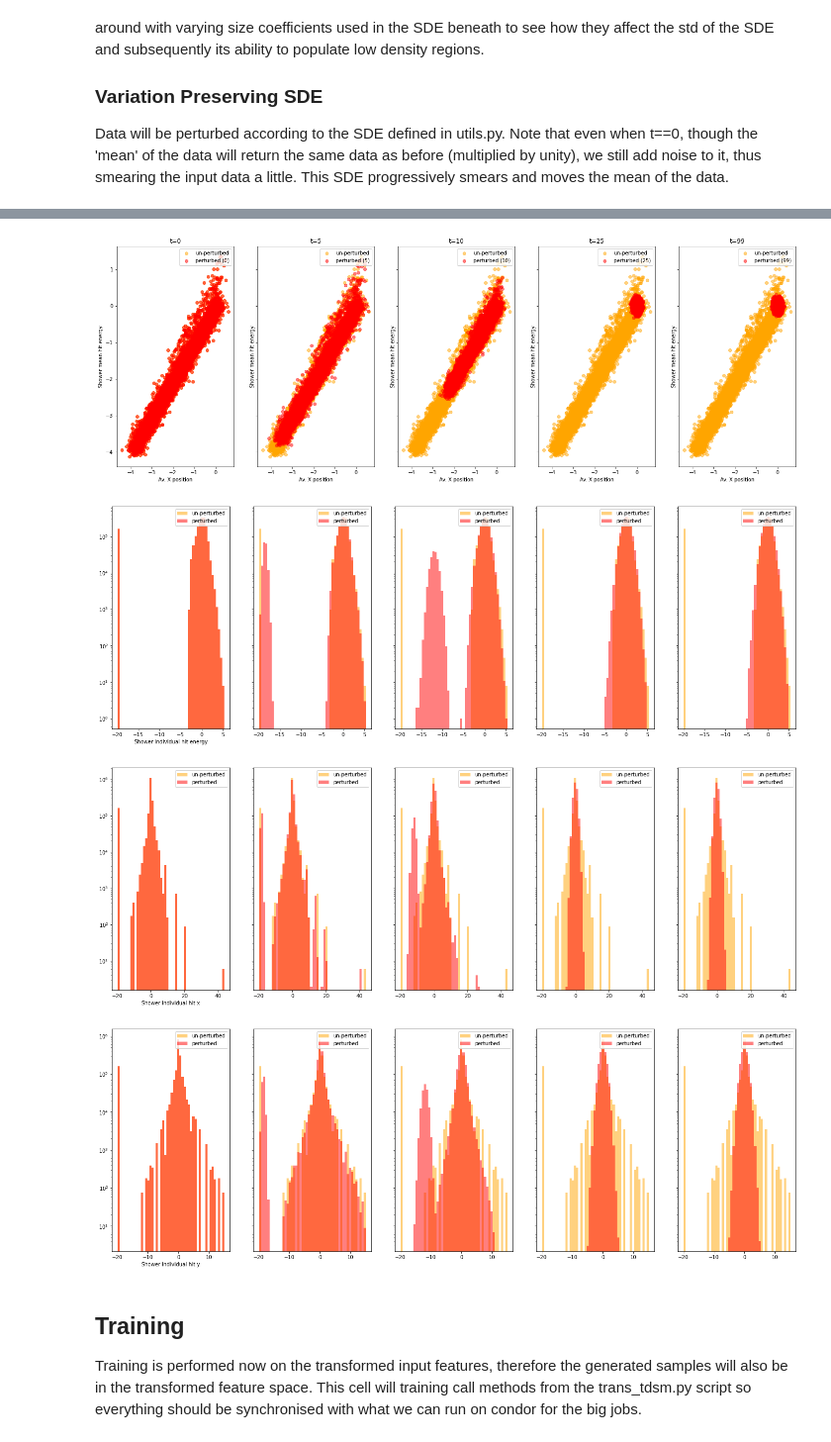
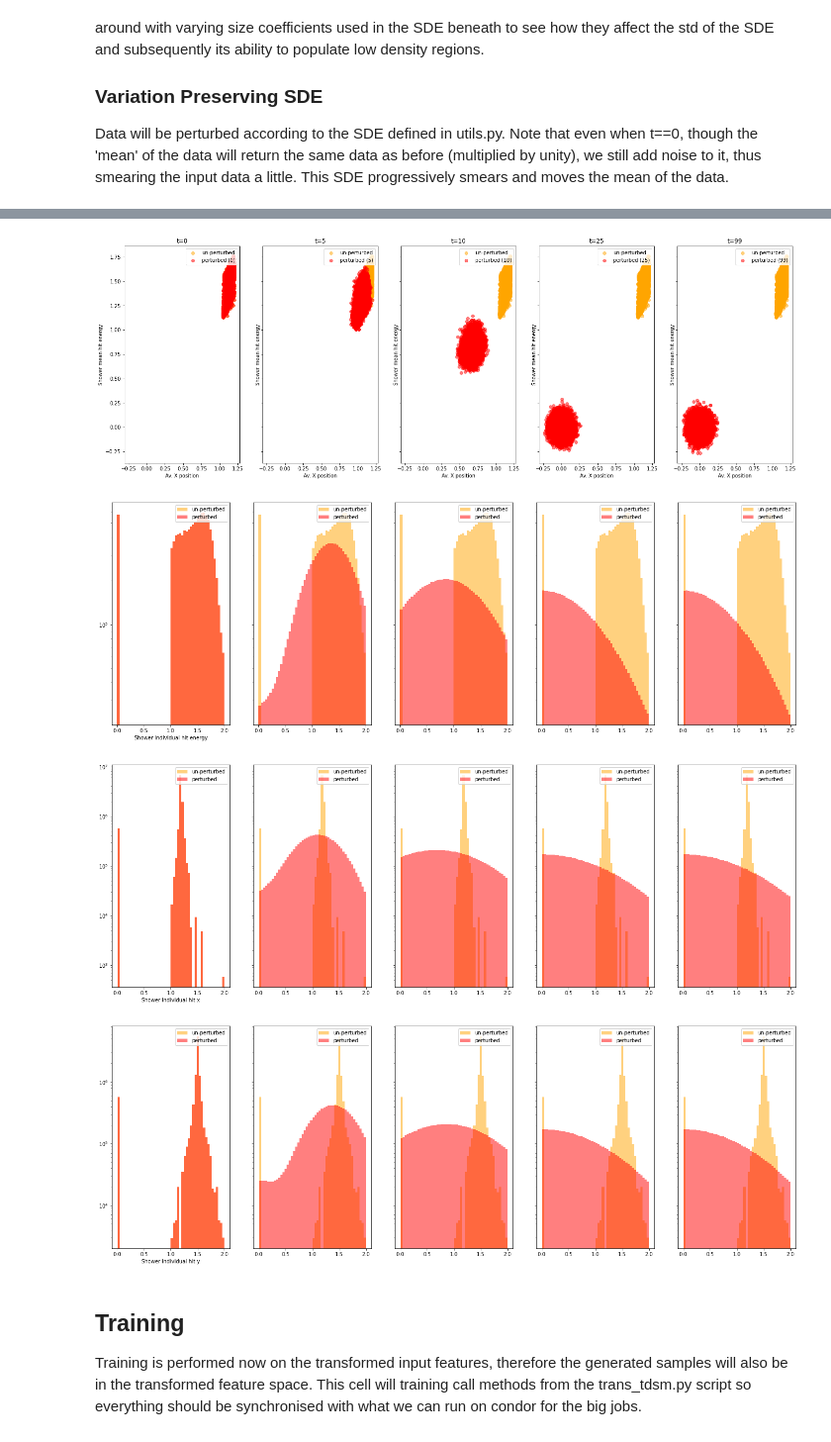
Before and after one commit to vincentchen566/tdsm_encoder, a Jupyter notebook: tdsm_encoder.ipynb, the cells around one changed output, grey strips where cells are left out. Shown at 99% size. Saved outputs shown, nothing was run; the diff lists cells and outputs as text; code cells hidden in the pictures.

```diff
--- a/tdsm_encoder.ipynb
+++ b/tdsm_encoder.ipynb
@@ -30,7 +30,8 @@ device = 'cuda' if torch.cuda.is_available() else 'cpu'
 padding_value = 0.0
 
 dataset = "dataset_1_photons_padded_nentry"
-dataset_store_path = "/eos/user/j/jthomasw/tdsm_encoder/datasets/minmax_transformer/" # This works!
+#dataset_store_path = "/eos/user/j/jthomasw/tdsm_encoder/datasets/minmax_transformer/"
+dataset_store_path = "/eos/user/j/jthomasw/tdsm_encoder/datasets/test_3/"
 #dataset_store_path = "/eos/user/j/jthomasw/tdsm_encoder/datasets/power_transformer/"
 transform = None
 transform_y = None
@@ -42,7 +43,7 @@ workingdir = "./"
 train_ratio = 0.8
 batch_size = 64
 lr = 0.0001
-n_epochs = 50
+n_epochs = 100
 ### SDE PARAMETERS ###
 SDE = 'VP'
 if SDE == 'VP':
@@ -79,7 +80,7 @@ print('Working directory: ', workingdir)
 files_list_ = []
 for filename in os.listdir(dataset_store_path):
     #if fnmatch.fnmatch(filename, dataset + '12*.pt') or fnmatch.fnmatch(filename, dataset + '21*.pt') or fnmatch.fnmatch(filename, dataset + '30*.pt'):
-    if fnmatch.fnmatch(filename, dataset + '12*.pt'):
+    if fnmatch.fnmatch(filename, dataset + '2*.pt'):
         files_list_.append(os.path.join(dataset_store_path, filename))
 print(files_list_)
 
@@ -444,6 +461,7 @@ for filename in files_list_:
     shower_loader_train = DataLoader(train_dataset, batch_size=batch_size, shuffle=True)
 
     print(f'Loading {len(shower_loader_train)} batches')
+
     for i, (shower_data,incident_energies) in enumerate(shower_loader_train,0):
         if i % 20 == 0:
             print(f'Batch: {i}')
@@ -461,8 +479,8 @@ for filename in files_list_:
         mask = mask.cpu().numpy().copy()
         diffusion_step_=0
         for time_step in time_steps:
-            if diffusion_step_%10 == 0 and i == 0:
-                print(f'diffusion_step_: {diffusion_step_} time: {time_step}')
+            #if diffusion_step_%10 == 0 and i == 0:
+            #    print(f'diffusion_step_: {diffusion_step_} time: {time_step}')
 
             if type(shower_data).__module__ == np.__name__:
                 shower_data = torch.from_numpy(shower_data).to(device)
@@ -719,7 +737,7 @@ save_name: Showerindividualhity_perurbation_1D.png
-[figure, old version]
+[figure, new version]
-[figure, old version]
+[figure, new version]
-[figure, old version]
+[figure, new version]
-[figure, old version]
+[figure, new version]
 # %% [markdown]
 ## Training
 
```
Also changed, not shown: parts of 7 cells of this notebook, 3 other files.
